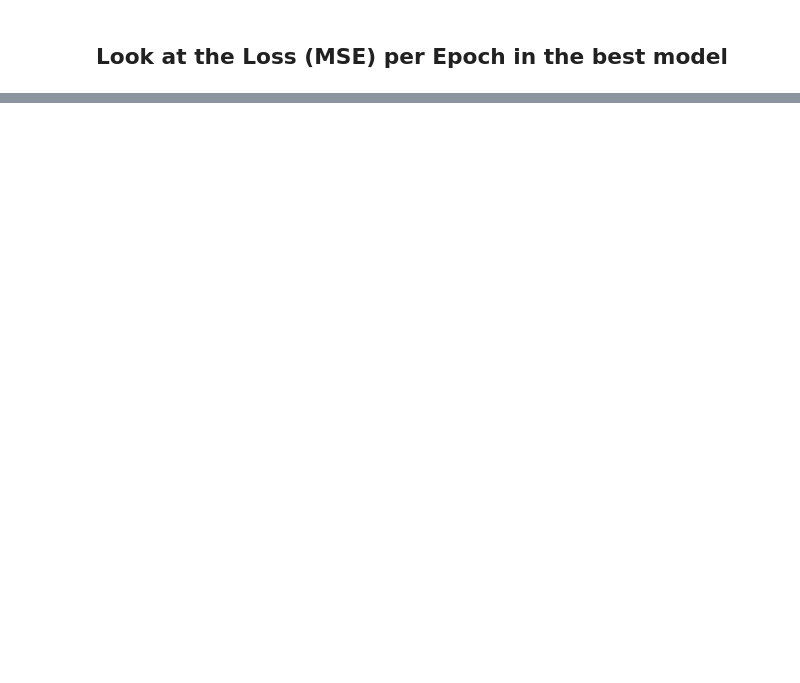
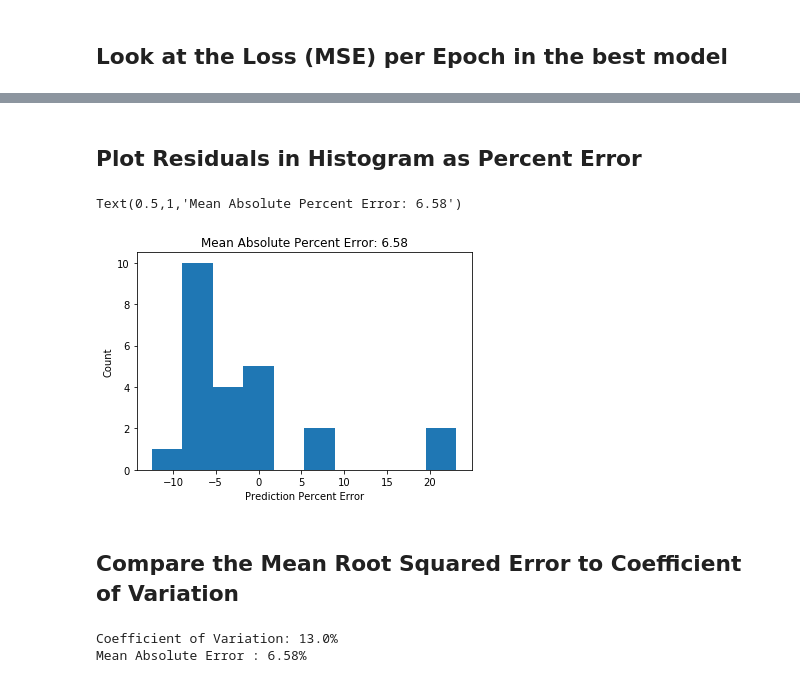
Before and after one commit to jlaw8504/alphaPRAW, a Jupyter notebook: Bachelor Linear Regression.ipynb, the cells around one changed output, grey strips where cells are left out. Drawn from its saved outputs; the diff is of its cells as text; code cells hidden in the pictures; blank space fills up the shorter version.

```diff
--- a/Bachelor Linear Regression.ipynb
+++ b/Bachelor Linear Regression.ipynb
@@ -210,9 +203,24 @@ _ = plt.plot([-100, 100], [-100, 100])
+# %% [markdown]
+## Plot Residuals in Histogram as Percent Error
 # %%
 error = testPredictions - testLabels
 percError = error/testLabels*100
 mape = abs(percError).mean()
 mape = float("{0:.2f}".format(mape))
 plt.hist(percError)
-plt.xlabel("Prediction Percent Error [viewers(millions)]")
+plt.xlabel("Prediction Percent Error")
 _ = plt.ylabel("Count")
 plt.title('Mean Absolute Percent Error: ' + str(mape))
+# %% [output]
+Text(0.5,1,'Mean Absolute Percent Error: 6.58')
+[figure, added]
+# %% [markdown]
+## Compare the Mean Root Squared Error to Coefficient of Variation
+# %%
+coVar = dfTotal['viewers(millions)'].std()/dfTotal['viewers(millions)'].mean()
+coVar = float("{0:.2f}".format(coVar))
+print('Coefficient of Variation: ' + str(coVar*100) + '%')
+print('Mean Absolute Error : ' + str(mape) + '%')
+# %% [output]
+Coefficient of Variation: 13.0%
+Mean Absolute Error : 6.58%
```
Also changed, not shown: parts of 17 cells of this notebook.
